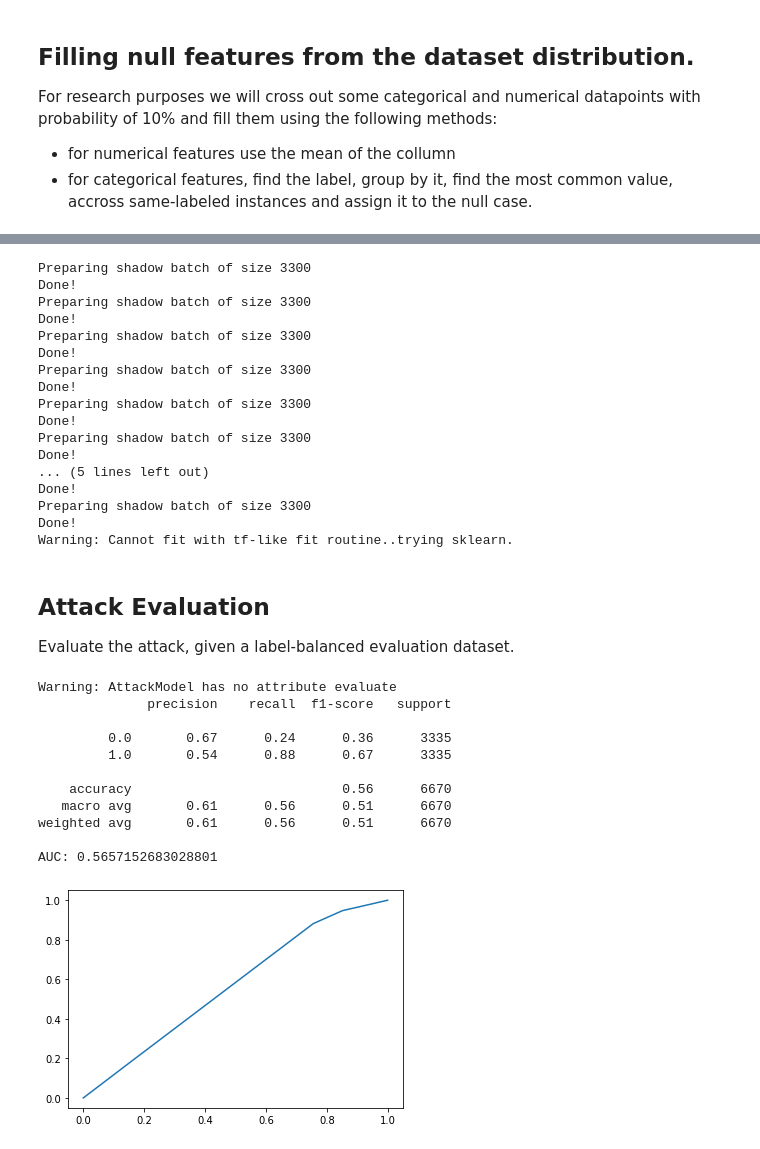
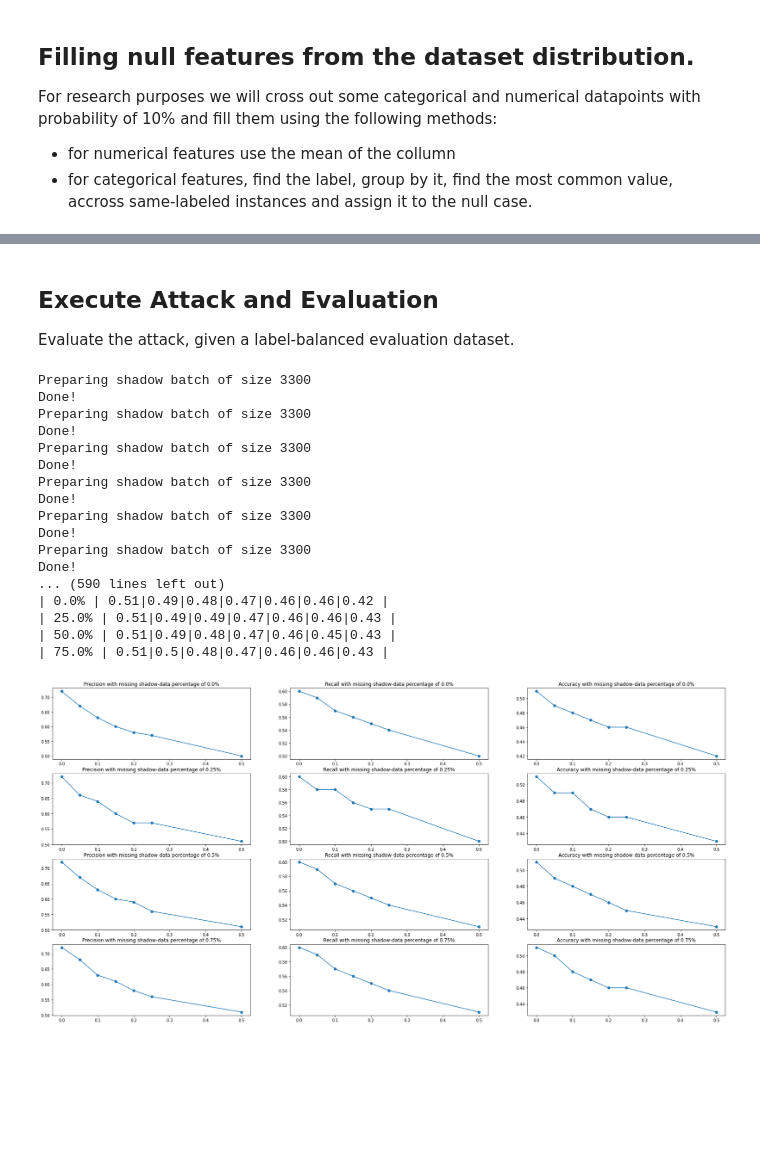
Before and after one commit to VissaMoutafis/Membership-Inference-Research, a Jupyter notebook: Code/ADULT_mia_v2.ipynb, the cells around one changed output, grey strips where cells are left out. Saved outputs shown, nothing was run; the diff lists cells and outputs as text; code cells hidden in the pictures; blank space fills up the shorter version.

```diff
--- a/Code/ADULT_mia_v2.ipynb
+++ b/Code/ADULT_mia_v2.ipynb
@@ -96,5 +98,5 @@ X_train, X_test, y_train, y_test = train_test_split(X_target, y_target, test_siz
 # %%
-target_model = DecisionTreeClassifier(random_state=0).fit(X_train, y_train.reshape(-1))
+target_model = target_model.fit(X_train, y_train.reshape(-1))
 # %%
 print('Training Test Scores:',
       classification_report(y_train, target_model.predict(X_train)),
@@ -239,2 +332,2 @@ def fill_out_missing_values(df, cat_cols, num_cols, y_label, prob_of_null = 0.3)
 # %%
-df = pd.DataFrame(np.concatenate((X_attacker_test_out, y_attacker_test_out.reshape(-1, 1)), axis=1), columns=cols)
+df_attack_out = pd.DataFrame(np.concatenate((X_attacker_test_out, y_attacker_test_out.reshape(-1, 1)), axis=1), columns=cols)
@@ -245,2 +334,2 @@ X_attacker_test_out = df_out.to_numpy()
 # %%
-df = pd.DataFrame(np.concatenate((X_attacker_test_in, y_attacker_test_in.reshape(-1, 1)), axis=1), columns=cols)
+df_attack_in = pd.DataFrame(np.concatenate((X_attacker_test_in, y_attacker_test_in.reshape(-1, 1)), axis=1), columns=cols)
@@ -255,4 +340,4 @@ We will use 10 shadow models with 5000 data instances each.
 
 The shadow model will be trained with non-Nil datapoints in order to capture the predictive behaviour of the target.
 # %%
-df = pd.DataFrame(np.concatenate((X_attacker_train, y_attacker_train.reshape(-1, 1)), axis=1), columns=cols)
+df_attack_train = pd.DataFrame(np.concatenate((X_attacker_train, y_attacker_train.reshape(-1, 1)), axis=1), columns=cols)
@@ -280,46 +350,28 @@ attack_model = DefaultAttackModel(shadow_models, 2, f_attack)
-# %%
-DefaultAttackModel.VERBOSE = True
-attack_model.fit(epochs=50)
-# %% [output]
-Preparing shadow batch of size 3300
-Done!
-Preparing shadow batch of size 3300
-Done!
-Preparing shadow batch of size 3300
-Done!
-Preparing shadow batch of size 3300
-Done!
-Preparing shadow batch of size 3300
-Done!
-Preparing shadow batch of size 3300
-Done!
-... (5 lines left out)
-Done!
-Preparing shadow batch of size 3300
-Done!
-Warning: Cannot fit with tf-like fit routine..trying sklearn.
 # %% [markdown]
-## Attack Evaluation
+## Execute Attack and  Evaluation
 
 Evaluate the attack, given a label-balanced evaluation dataset.
-# %%
-D_in = attack_model.prepare_batch(target_model, X_attacker_test_in, y_attacker_test_in, True)
-D_out = attack_model.prepare_batch(target_model, X_attacker_test_out[:3335], y_attacker_test_out[:3335], False)
-D_all = np.concatenate((D_in, D_out))
-attack_model.evaluate(D_all[:, :-1], D_all[:, -1], verbose=1)
-# %% [output]
-Warning: AttackModel has no attribute evaluate
-              precision    recall  f1-score   support
-
-         0.0       0.67      0.24      0.36      3335
-         1.0       0.54      0.88      0.67      3335
-
-    accuracy                           0.56      6670
-   macro avg       0.61      0.56      0.51      6670
-weighted avg       0.61      0.56      0.51      6670
-
-AUC: 0.5657152683028801
-[figure, removed]
+# %%
+print_study_results(target_model, df_attack_train, df_attack_in, df_attack_out, [0.0, 0.25, 0.5, 0.75], [0.0, 0.05, 0.1, 0.15, 0.2, 0.25 , 0.5])
+# %% [output]
+Preparing shadow batch of size 3300
+Done!
+Preparing shadow batch of size 3300
+Done!
+Preparing shadow batch of size 3300
+Done!
+Preparing shadow batch of size 3300
+Done!
+Preparing shadow batch of size 3300
+Done!
+Preparing shadow batch of size 3300
+Done!
+... (590 lines left out)
+| 0.0% | 0.51|0.49|0.48|0.47|0.46|0.46|0.42 |
+| 25.0% | 0.51|0.49|0.49|0.47|0.46|0.46|0.43 |
+| 50.0% | 0.51|0.49|0.48|0.47|0.46|0.45|0.43 |
+| 75.0% | 0.51|0.5|0.48|0.47|0.46|0.46|0.43 |
+[figure, added]
 # %% [markdown]
 ## Experimental Results
 
```
Also changed, not shown: parts of 18 cells of this notebook.
